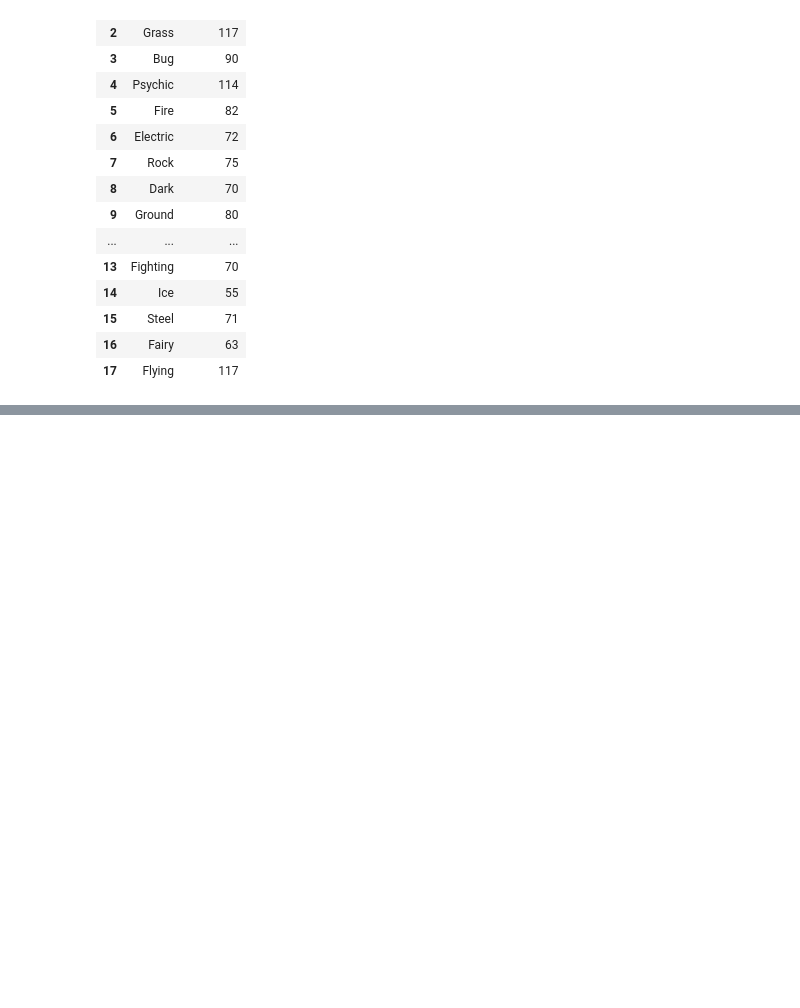
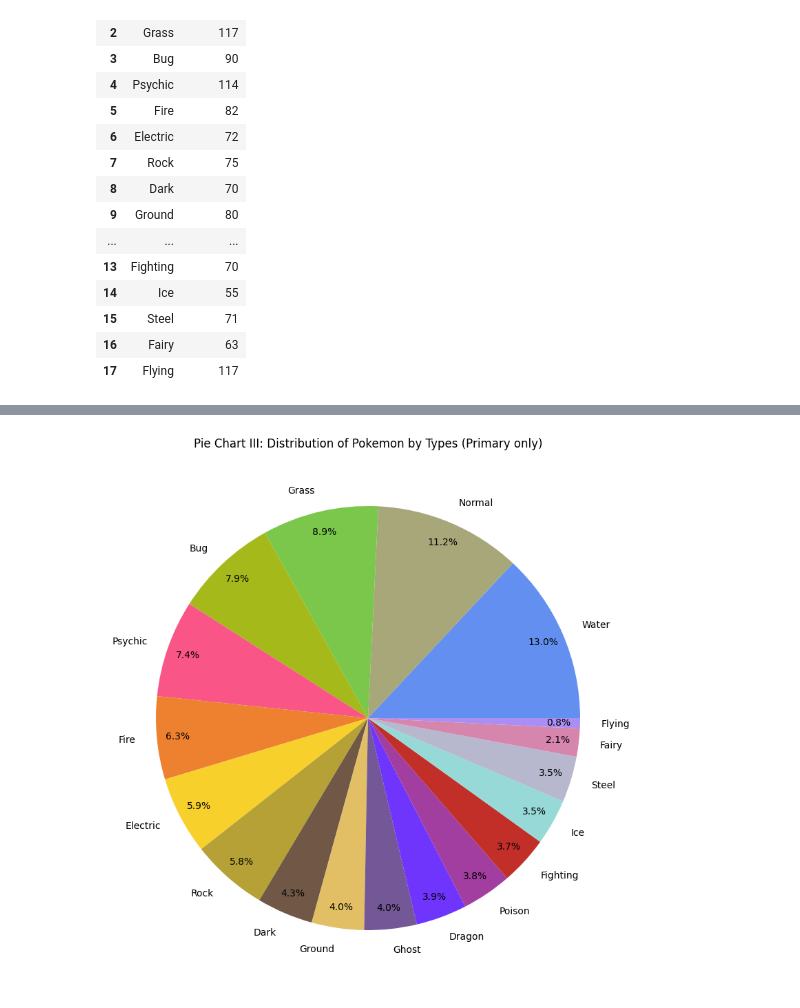
Before and after one commit to aveeyan/PokeDataAnalysis, a Jupyter notebook: STATS3_pokemon_types.ipynb, the cells around one changed output, grey strips where cells are left out. Cells and saved outputs as stored; diff of their text form; code cells hidden in the pictures; blank space fills up the shorter version.

```diff
--- a/STATS3_pokemon_types.ipynb
+++ b/STATS3_pokemon_types.ipynb
@@ -122,0 +124,14 @@ plt.show()
+# %%
+#3C Pie Chart for Type Distribution for Pokemon (Primary)
+plt.figure(figsize=(10, 10))
+plt.pie(
+    type_distribution["count_p"],
+    labels = type_distribution.index,
+    colors = type_distribution.index.map(lambda x: PokeTypeInfo(x).type_colors()),
+    autopct="%1.1f%%",
+    pctdistance=0.9
+)
+plt.title("Pie Chart III: Distribution of Pokemon by Types (Primary only)")
+plt.show()
+# %% [output]
+[figure, added]
```
Also changed, not shown: parts of 3 cells of this notebook.
